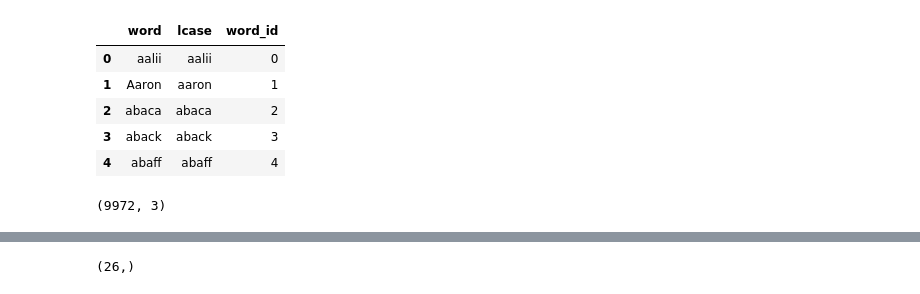
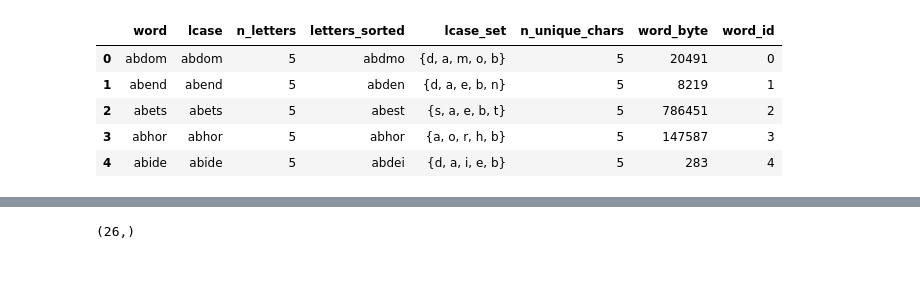
Before and after one commit to mike-babb/wordle_fun, a Jupyter notebook: format_data.ipynb, the cells around one changed output, grey strips where cells are left out. Cells and saved outputs as stored; diff of their text form; code cells hidden in the pictures.

```diff
--- a/format_data.ipynb
+++ b/format_data.ipynb
@@ -16,4 +20,4 @@ import pandas as pd
 vowels = ['a','e', 'i', 'o', 'u', 'y']
 # %%
 # import the data
-df = pd.read_csv(filepath_or_buffer='words5.csv', header = None, names = ['word'])
+word_df, word_id_list, word_byte_list, word_byte_array, word_byte_to_word_dict = load_input_data()
@@ -46,16 +24,12 @@ df['word_id'] = df.index
-# %%
-df.head()
-# %% [output]
-|  | word | lcase | word_id |
-| 0 | aalii | aalii | 0 |
-| 1 | Aaron | aaron | 1 |
-| 2 | abaca | abaca | 2 |
-| 3 | aback | aback | 3 |
-| 4 | abaff | abaff | 4 |
+# %%
+word_df.head()
+# %% [output]
+|  | word | lcase | n_letters | letters_sorted | lcase_set | n_unique_chars | word_byte | word_id |
+| 0 | abdom | abdom | 5 | abdmo | {d, a, m, o, b} | 5 | 20491 | 0 |
+| 1 | abend | abend | 5 | abden | {d, a, e, b, n} | 5 | 8219 | 1 |
+| 2 | abets | abets | 5 | abest | {s, a, e, b, t} | 5 | 786451 | 2 |
+| 3 | abhor | abhor | 5 | abhor | {a, o, r, h, b} | 5 | 147587 | 3 |
+| 4 | abide | abide | 5 | abdei | {d, a, i, e, b} | 5 | 283 | 4 |
 # %%
 # now, we need to create a matrix that we will use to "score" each word
-# %%
-df.shape
-# %% [output]
-(9972, 3)
 # %%
```
Also changed, not shown: parts of 29 cells of this notebook, 6 other files.
